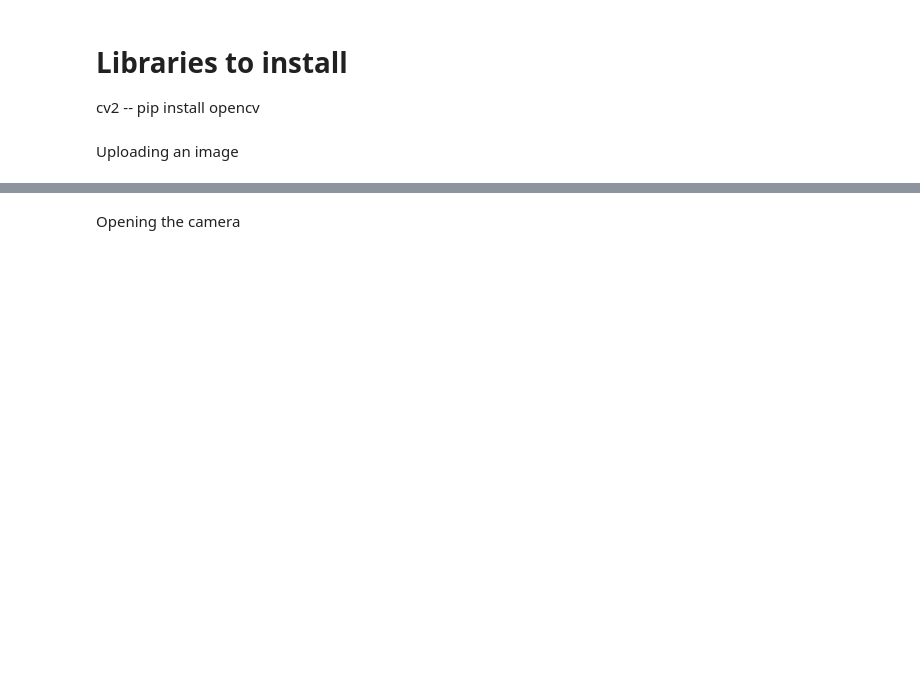
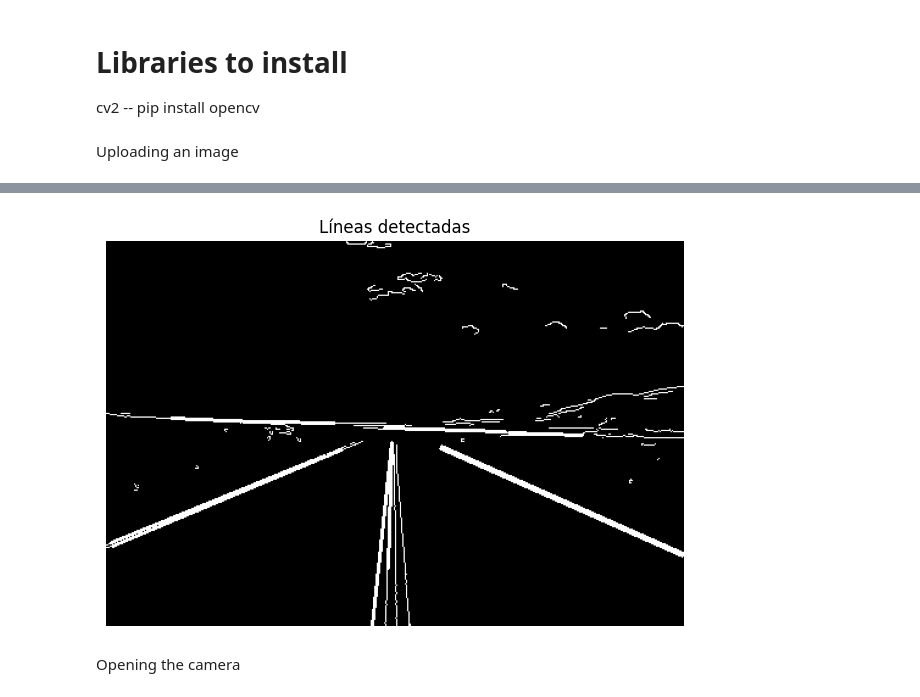
Before and after one commit to CarlosGarcia-YK/Workshop_ArtificialVision, a Jupyter notebook: Codigo_Dia1.ipynb, the cells around one changed output, grey strips where cells are left out. Saved outputs shown, nothing was run; the diff lists cells and outputs as text; code cells hidden in the pictures; blank space fills up the shorter version.

```diff
--- a/Codigo_Dia1.ipynb
+++ b/Codigo_Dia1.ipynb
@@ -9,3 +35,29 @@ Uploading  an image
+# %%
+
+# Convertir a escala de grises
+gray = cv2.cvtColor(image, cv2.COLOR_RGB2GRAY)
+
+# Detección de bordes
+edges = cv2.Canny(gray, 180, 300)
+
+# Detección de líneas
+lines = cv2.HoughLinesP(edges, 1, np.pi / 180, threshold=100, minLineLength=50, maxLineGap=10)
+
+# Dibujar líneas sobre una copia de la imagen original
+output = edges.copy()
+if lines is not None:
+    for line in lines:
+        x1, y1, x2, y2 = line[0]
+        cv2.line(output, (x1, y1), (x2, y2), (255, 0, 0), 2)
+
+# Mostrar imagen resultante
+plt.figure(figsize=(10, 5))
+plt.imshow(output,cmap='gray')
+plt.axis('off')
+plt.title('Líneas detectadas')
+plt.show()
+# %% [output]
+[figure, added]
 # %% [markdown]
 Opening the camera
 # %%
```
Also changed, not shown: parts of 5 cells of this notebook, 2 other files.
